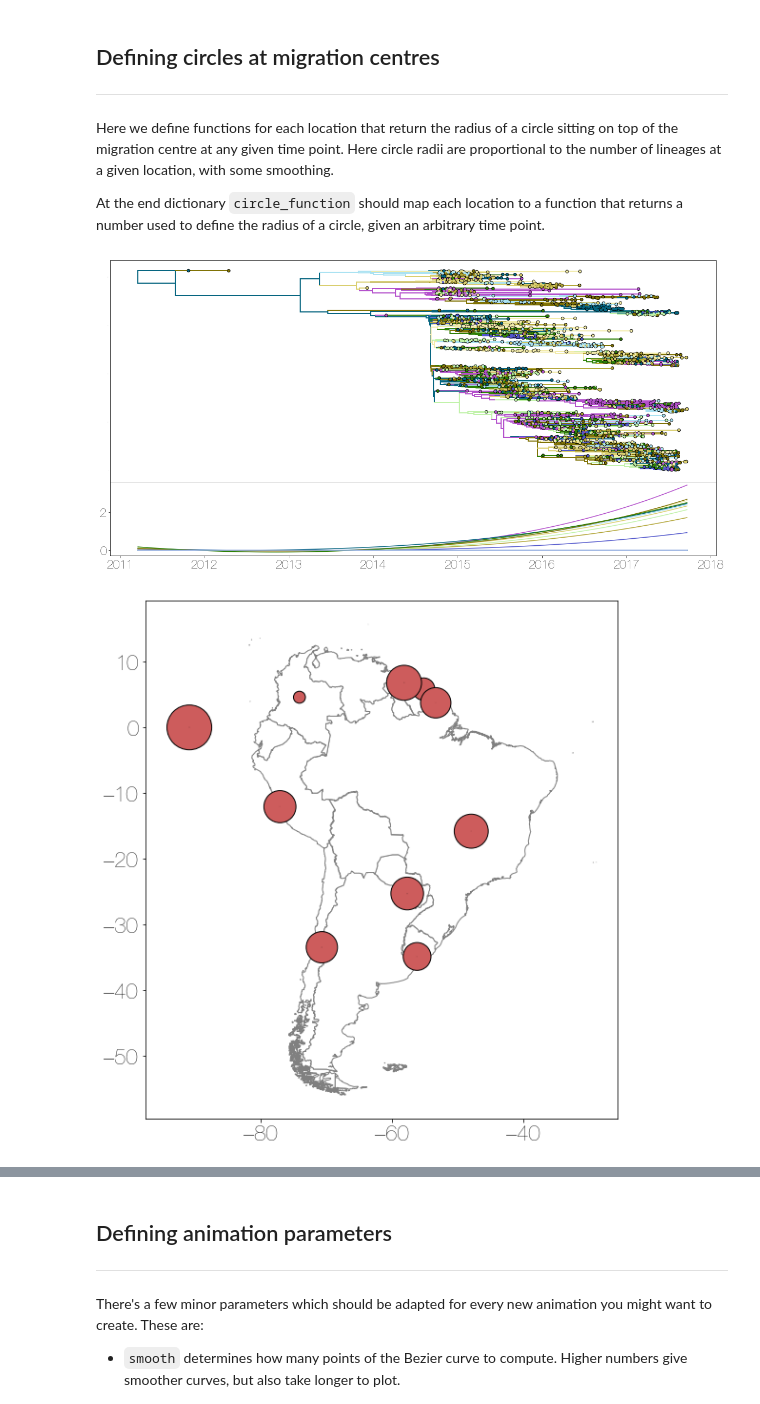
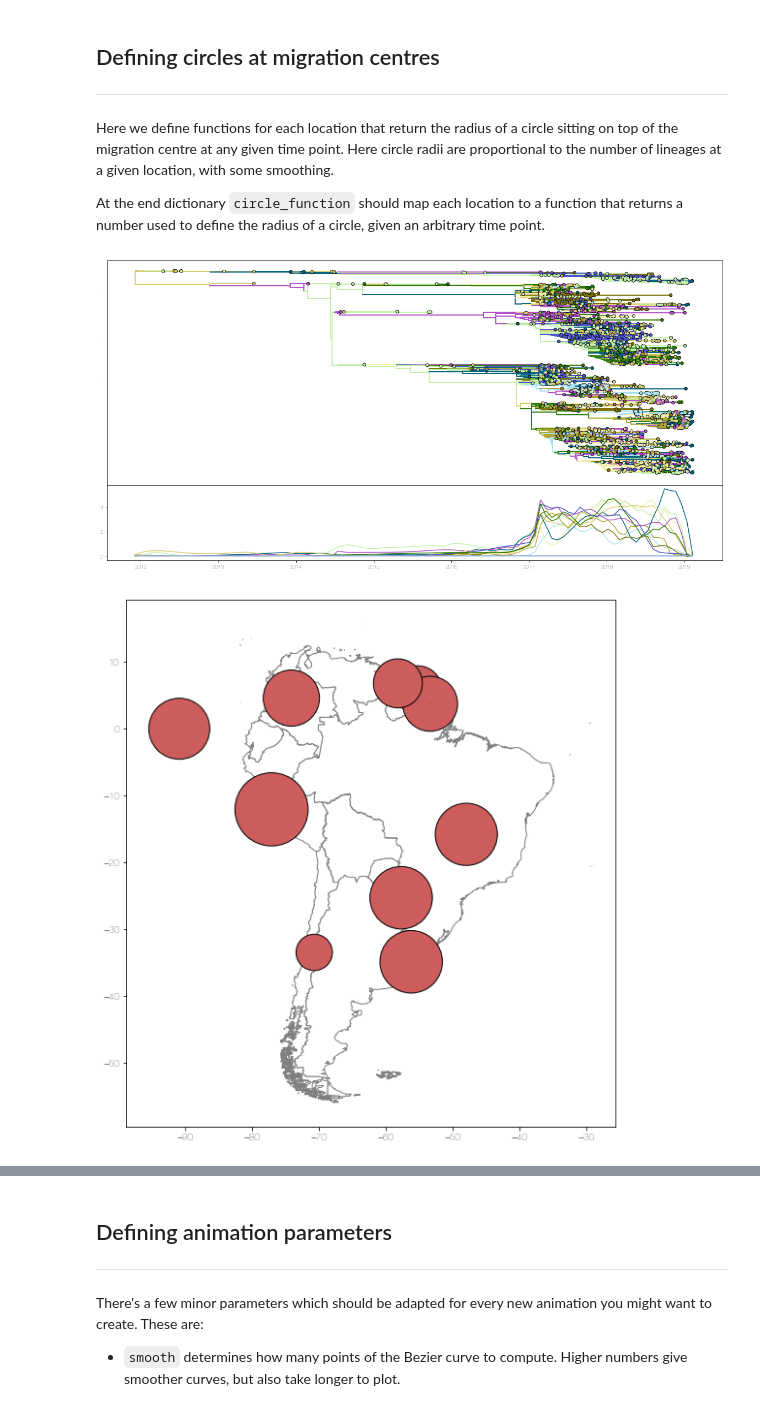
Before and after one commit to evogytis/baltic, a Jupyter notebook: curonia.ipynb, the cells around one changed output, grey strips where cells are left out. Saved outputs shown, nothing was run; the diff lists cells and outputs as text; code cells hidden in the pictures.

```diff
--- a/curonia.ipynb
+++ b/curonia.ipynb
@@ -41,7 +41,8 @@ import datetime
 import math
 import time
 import sys
-import unidecode ## for removing diacritics from example geoJSON
+import unicodedata
+# import unidecode ## for removing diacritics from example geoJSON
 
 import numpy as np
 from scipy.interpolate import UnivariateSpline ## used to smooth counts of lineages in each location at any given time
@@ -61,8 +62,12 @@ def removeDiacritics(string):
     if isinstance(string, str):
         output=string
     elif isinstance(string, unicode):
-        output=unidecode.unidecode(string)
-
+#         output=string.encode('utf-8')
+#         output=unidecode.unidecode(string)
+#         nkfd_form = unicodedata.normalize('NFKD', unicode(string))
+#         output= u"".join([c for c in nkfd_form if not unicodedata.combining(c)])
+#         output = ''.join((c for c in unicodedata.normalize('NFD', string) if unicodedata.category(c) != 'Mn'))
+        output=unicodedata.normalize('NFKD', string).encode('ASCII', 'ignore')
     return output
 
 def calendarTimeline(start_date, end_date, infmt='%Y-%m-%d',outfmt='%Y-%b',optfmt=None,month_step=1):
@@ -246,7 +251,7 @@ minValue,maxValue=0,1000 ## minimum and maximum observed values
 minObs,maxObs=2,20 ## minimum and maximum observations per location
 
 # loc_data={loc:{} for loc in popCentres.keys()} ## no tertiary data
-loc_data={loc:{'%d-%02d-%02d'%(np.random.randint(2011,2018),np.random.randint(1,12),np.random.randint(1,28)):np.random.randint(minValue,maxValue) for t in range(np.random.randint(minObs,maxObs))} for loc in popCentres.keys()} ## create random tertiary data for each polygon
+loc_data={loc:{'%d-%02d-%02d'%(np.random.randint(2016,2019),np.random.randint(1,12),np.random.randint(1,28)):np.random.randint(minValue,maxValue) for t in range(np.random.randint(minObs,maxObs))} for loc in popCentres.keys()} ## create random tertiary data for each polygon
 
 print 'polygon data input dictionary:\n%s\n'%(loc_data)
 
@@ -282,7 +287,7 @@ A phylogenetic tree with labeled states is necesarry to animate migration. Migra
 
 At the end you should have a baltic tree under variable `bt_tree`, calibrated in absolute time with `locTrait` variable set to whatever the name of your trait of interest is.
 # %%
-address='http://data.nextstrain.org/flu_h3n2_ha_3y_tree.json'
+address='http://data.nextstrain.org/flu_seasonal_h3n2_ha_2y_tree.json'
 
 try: ## if there's internet - fetch an example tree from nextstrain.org
     fetch_tree = requests.get(address) ## fetch tree
@@ -293,13 +298,9 @@ try: ## if there's internet - fetch an example tree from nextstrain.org
 except: ## no internet
     treeFile=open('./baltic_example.json','r') ## stream from (hopefully saved) local copy
 
-translation={'name':'strain','height':'tvalue'} ## define translations between JSON and baltic
+translation={'name':'strain','absoluteTime':'num_date'} ## define translations between JSON and baltic
 bt_tree=bt.loadJSON('./baltic_example.json',translation) ## import tree from JSON
 
-highestTip=max([bt.decimalDate(k.traits['date']) for k in bt_tree.Objects if k.branchType=='leaf']) ## find highest tip
-bt_tree.setAbsoluteTime(highestTip) ## set absolute time for each branch in tree
-
-# bt_tree = bt.loadNexus(treeFile,tip_regex='\_([0-9\-]+)$') ## import tree from nexus
 locTrait='region' ## trait name for location in tree
 
 tree_locs=list(set([k.traits[locTrait] for k in bt_tree.Objects])) ## fetch all trait states in tree
@@ -542,14 +538,13 @@ for k in bt_tree.Objects: ## iterate over branches in tree
             xp=x
 
         ax1.plot([x,x],[yl,yr],color=c,lw=branchWidth,zorder=98) ## plot vertical bar
-
     ax1.plot([xp,x],[y,y],color=c,lw=branchWidth,zorder=98) ## plot branch
 
 ax1.tick_params(size=0,labelsize=0) ## no ticks or tick labels on all axes
 
 circle_function={loc:None for loc in popCentres.keys()}
 
-root_date=bt_tree.Objects[0].absoluteTime ## date of tree root
+root_date=bt_tree.root.absoluteTime ## date of tree root
 last_tip=root_date+bt_tree.treeHeight ## last tip date in tree
 x_grid=np.linspace(root_date,last_tip,100) ## 100 equally spaced points between root and last tip
 
@@ -558,46 +553,41 @@ for loc in popCentres.keys(): ## for each location
     cmap=group_colours[group] ## get colour map
     c=cmap(normalised_coordinates[loc]) ## get location's colour
 
-#     ys=[bt_tree.countLineages(t,condition=lambda x:x.traits[locTrait]==loc) for t in x_grid] ## calculate number of lineages in the location at each time point
-#     ys=np.array(ys)/20.0 ## scale down
-#     spl=UnivariateSpline(x_grid,ys) ## use univariate spline...
-#     spl.set_smoothing_factor(1.1) ## with some smoothing
-
-    ys=[sum([k.length for k in bt_tree.Objects if k.traits[locTrait]==loc and k.absoluteTime<t]) for t in x_grid] ## calculate cumulative time spent in location
-    ys=np.array(ys)/25.0 ## scale down
-    spl=UnivariateSpline(x_grid,ys) ## use univariate spline...
+    ys=[len([k for k in bt_tree.Objects if k.traits[locTrait]==loc and k.parent.absoluteTime<t<=k.absoluteTime]) for t in x_grid] ## calculate cumulative time spent in location
+    ys=np.array(ys)/10.0 ## scale down
+    spl=UnivariateSpline(x_grid,ys,s=0.1) ## use univariate spline...
 
     circle_function[loc]=spl ## assign smoothed function to location
     ax2.plot(x_grid,circle_function[loc](x_grid),color=c) ## plot circle radii over time
 
 plt.show()
 
 
 plt.figure(figsize=(10,10),facecolor='w') ## start figure
 gs = gridspec.GridSpec(1, 1,wspace=0.0,hspace=0.0)
 ax3 = plt.subplot(gs[0]) ## ax3 is a map showing circle sizes at their maximum extent for each location
 
 for loc in polygons.keys():
     ax3.add_collection(PatchCollection(polygons[loc],facecolor='w',edgecolor='grey')) ## plot polygons
 
 for loc in popCentres.keys(): ## iterate over locations
     circle_radius=circle_function[loc] ## get circle radius function for location
     time_radii=[circle_radius(x) for x in x_grid if circle_radius(x)>0.0] ## calculate the radii for location over time, if they're not 0.0
 
     if len(time_radii)>0: ## if lineages are present
         radius_min,radius_max=min(time_radii),max(time_radii) ## get minimum and maximum radius values
 
         circle_min=plt.Circle(popCentres[loc],radius=radius_min,facecolor='steelblue',edgecolor='k',lw=1,zorder=101)
         circle_max=plt.Circle(popCentres[loc],radius=radius_max,facecolor='indianred',edgecolor='k',lw=1,zorder=100)
         ax3.add_patch(circle_min) ## plot circles at their minimum and maximum
         ax3.add_patch(circle_max)
 ax3.plot() ## make sure polygons will be plotted
 ax3.set_aspect(1) ## equal aspect
 
 plt.show()
 # %% [output]
-[figure, old version]
+[figure, new version]
-[figure, old version]
+[figure, new version]
 # %% [markdown]
 ## Defining Bezier curves for migrating lineages
 -------
```
Also changed, not shown: parts of 9 cells of this notebook, 2 other files.
